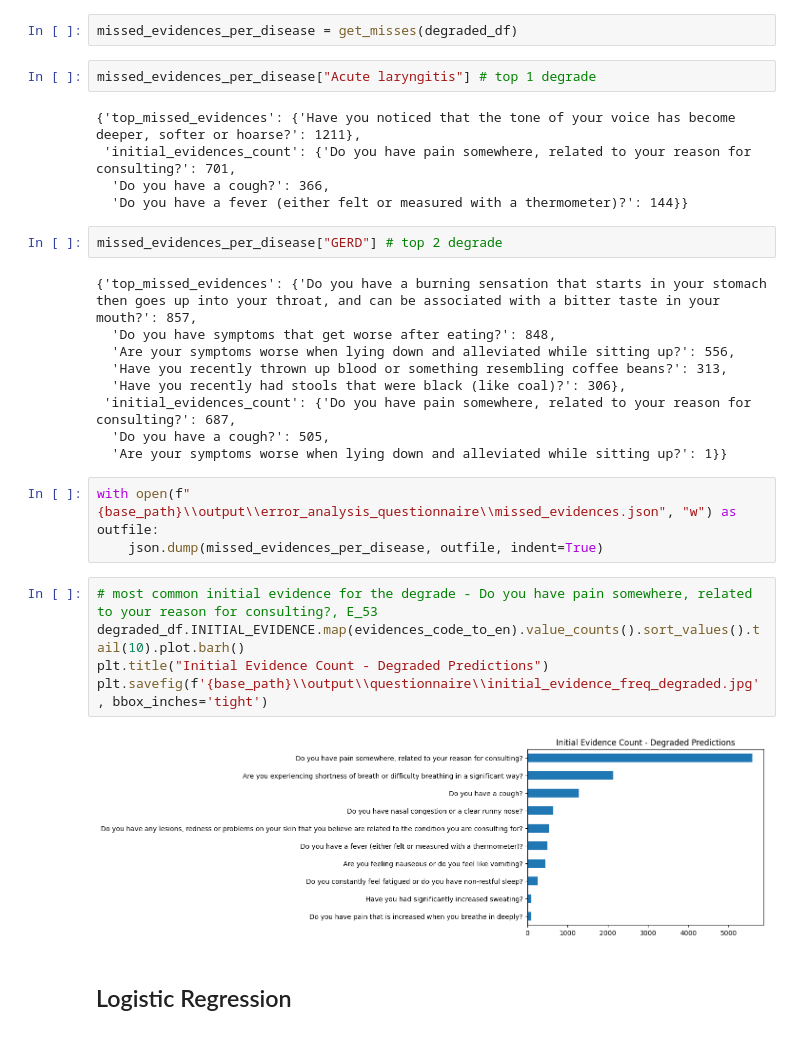
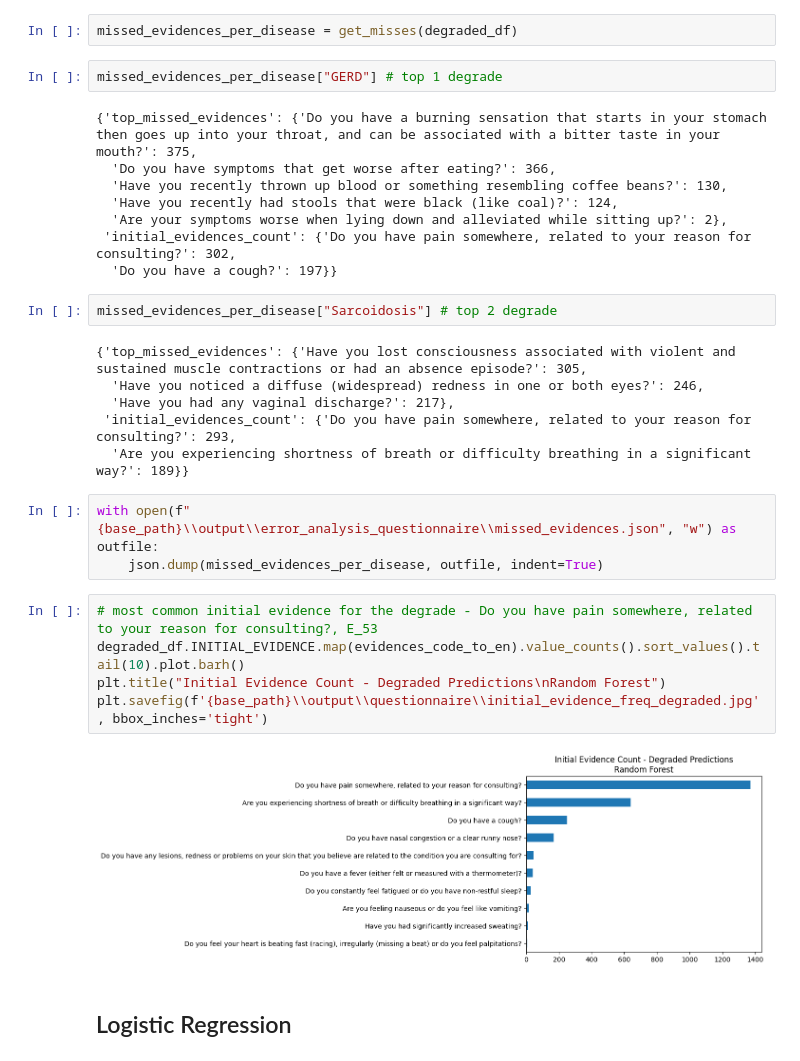
Before and after one commit to myrasaet/VITAS, a Jupyter notebook: src/error_shift.ipynb, the cells around one changed output. Cells and saved outputs as stored; diff of their text form.

```diff
--- a/src/error_shift.ipynb
+++ b/src/error_shift.ipynb
@@ -173,33 +174,33 @@ degraded_df
 # %%
 missed_evidences_per_disease = get_misses(degraded_df)
 # %%
-missed_evidences_per_disease["Acute laryngitis"] # top 1 degrade
+missed_evidences_per_disease["GERD"] # top 1 degrade
 # %% [output]
-{'top_missed_evidences': {'Have you noticed that the tone of your voice has become deeper, softer or hoarse?': 1211},
- 'initial_evidences_count': {'Do you have pain somewhere, related to your reason for consulting?': 701,
-  'Do you have a cough?': 366,
-  'Do you have a fever (either felt or measured with a thermometer)?': 144}}
+{'top_missed_evidences': {'Do you have a burning sensation that starts in your stomach then goes up into your throat, and can be associated with a bitter taste in your mouth?': 375,
+  'Do you have symptoms that get worse after eating?': 366,
+  'Have you recently thrown up blood or something resembling coffee beans?': 130,
+  'Have you recently had stools that were black (like coal)?': 124,
+  'Are your symptoms worse when lying down and alleviated while sitting up?': 2},
+ 'initial_evidences_count': {'Do you have pain somewhere, related to your reason for consulting?': 302,
+  'Do you have a cough?': 197}}
 # %%
-missed_evidences_per_disease["GERD"] # top 2 degrade
+missed_evidences_per_disease["Sarcoidosis"] # top 2 degrade
 # %% [output]
-{'top_missed_evidences': {'Do you have a burning sensation that starts in your stomach then goes up into your throat, and can be associated with a bitter taste in your mouth?': 857,
-  'Do you have symptoms that get worse after eating?': 848,
-  'Are your symptoms worse when lying down and alleviated while sitting up?': 556,
-  'Have you recently thrown up blood or something resembling coffee beans?': 313,
-  'Have you recently had stools that were black (like coal)?': 306},
- 'initial_evidences_count': {'Do you have pain somewhere, related to your reason for consulting?': 687,
-  'Do you have a cough?': 505,
-  'Are your symptoms worse when lying down and alleviated while sitting up?': 1}}
+{'top_missed_evidences': {'Have you lost consciousness associated with violent and sustained muscle contractions or had an absence episode?': 305,
+  'Have you noticed a diffuse (widespread) redness in one or both eyes?': 246,
+  'Have you had any vaginal discharge?': 217},
+ 'initial_evidences_count': {'Do you have pain somewhere, related to your reason for consulting?': 293,
+  'Are you experiencing shortness of breath or difficulty breathing in a significant way?': 189}}
 # %%
 with open(f"{base_path}\\output\\error_analysis_questionnaire\\missed_evidences.json", "w") as outfile:
     json.dump(missed_evidences_per_disease, outfile, indent=True)
 # %%
 # most common initial evidence for the degrade - Do you have pain somewhere, related to your reason for consulting?, E_53
 degraded_df.INITIAL_EVIDENCE.map(evidences_code_to_en).value_counts().sort_values().tail(10).plot.barh()
-plt.title("Initial Evidence Count - Degraded Predictions")
+plt.title("Initial Evidence Count - Degraded Predictions\nRandom Forest")
 plt.savefig(f'{base_path}\\output\\questionnaire\\initial_evidence_freq_degraded.jpg', bbox_inches='tight')
 # %% [output]
-[figure, old version]
+[figure, new version]
 # %% [markdown]
 ## Logistic Regression
 # %%
```
Also changed, not shown: parts of 36 cells of this notebook, 20 other files.
